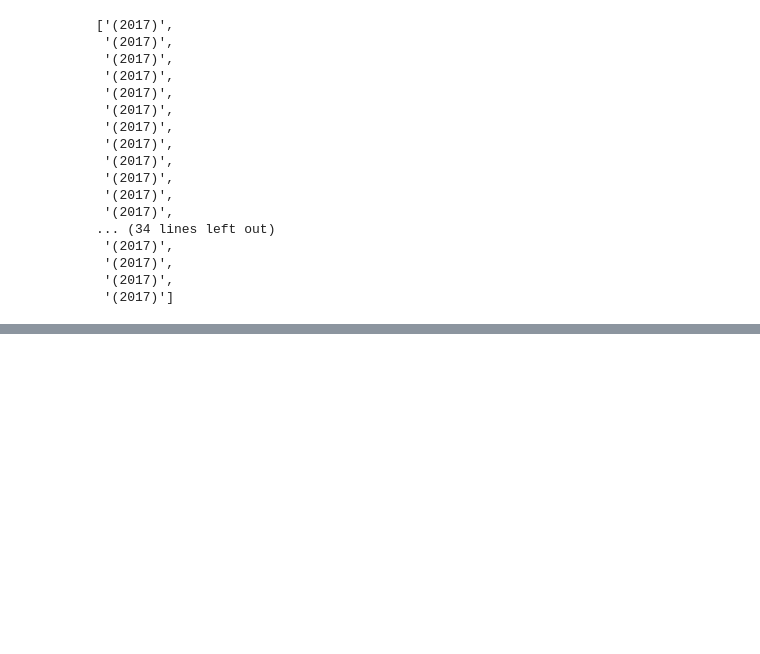
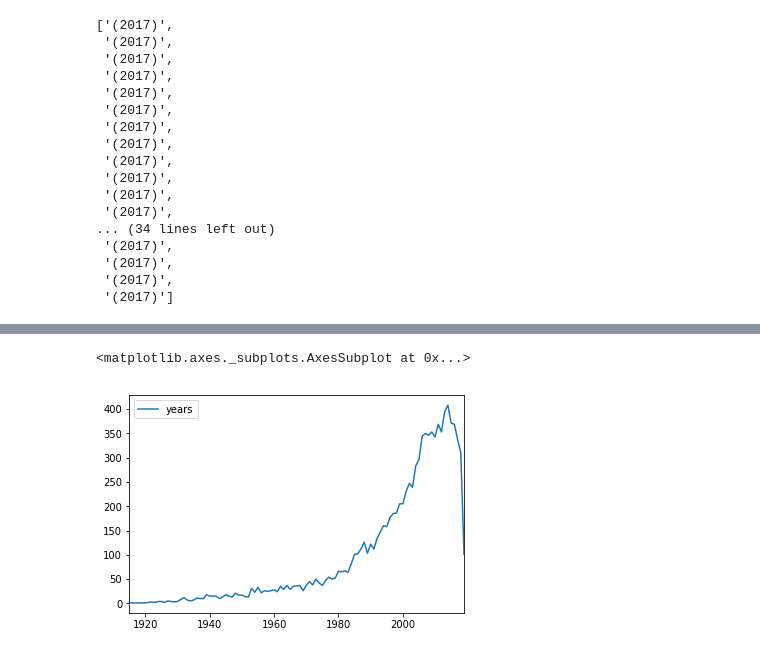
Before and after one commit to jbjornholm/Group-31-SoDa, a Jupyter notebook: Cecilie/Blandet.ipynb, the cells around one changed output, grey strips where cells are left out. Drawn from its saved outputs; the diff is of its cells as text; code cells hidden in the pictures; blank space fills up the shorter version.

```diff
--- a/Cecilie/Blandet.ipynb
+++ b/Cecilie/Blandet.ipynb
@@ -157,0 +162,9 @@ year_list
+# %%
+import seaborn as sns
+import pandas as pd
+
+year_listny = []
+
+for i in range(10000):
+    ny= year_list[i][1:5]
+    year_listny.append(ny)
@@ -210,3 +225,11 @@ year_list
  '(2017)',
  '(2017)',
  '(2017)']
+# %%
+year_listny = []
+
+for i in range(10000):
+    ny = year_list[i][1:5]
+    year_listny.append(ny)
+
+year_listny
@@ -212,0 +254,4 @@ year_list
+# %%
+years = list(map(int, year_listny))
+
+years
@@ -212,0 +276,23 @@ year_list
+# %%
+import seaborn as sns
+import pandas as pd
+
+years_pd = pd.DataFrame(years)
+
+
+years_pd['count'] = 1
+
+years_pd['years'] = years_pd[0]
+
+#years_pd.groupby('years').value_counts()
+
+tael = years_pd['years'].value_counts()
+
+#res = df['YearMonth'].value_counts()
+taelny = pd.DataFrame(tael)
+#sns.barplot(x='years', data=tael)
+
+taelny.sort_index().plot()
+# %% [output]
+<matplotlib.axes._subplots.AxesSubplot at 0x...>
+[figure, added]
```
Also changed, not shown: parts of 12 cells of this notebook, 1 other file.
